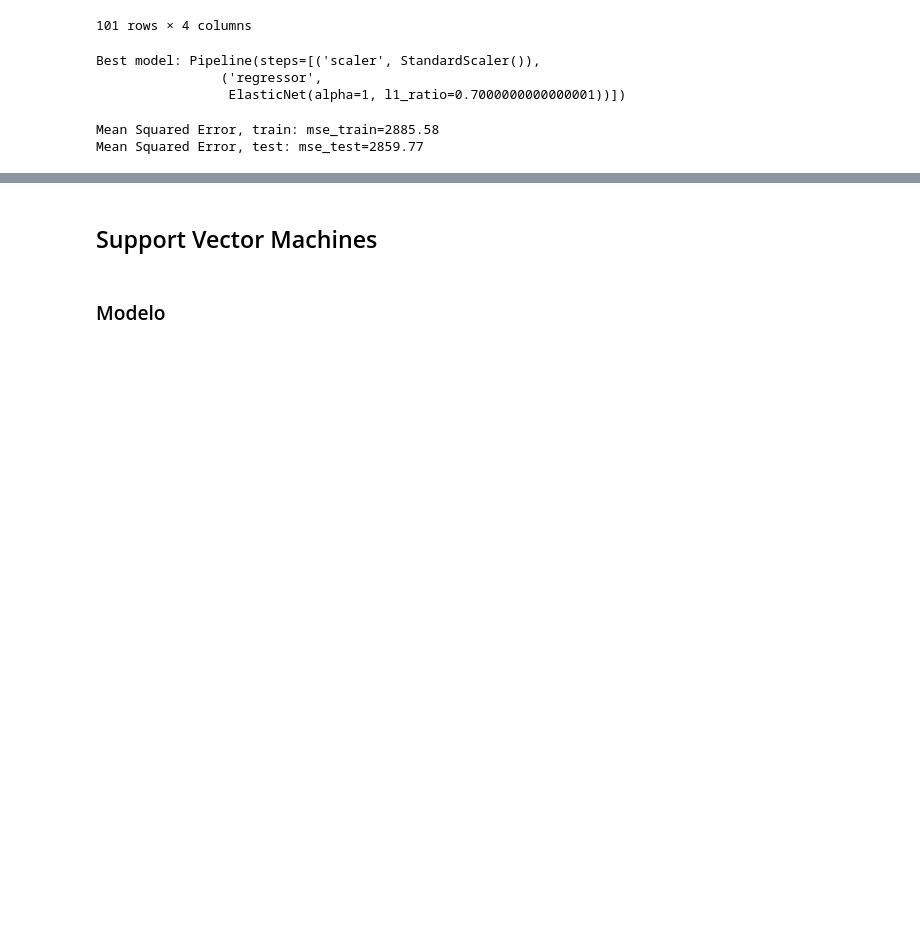
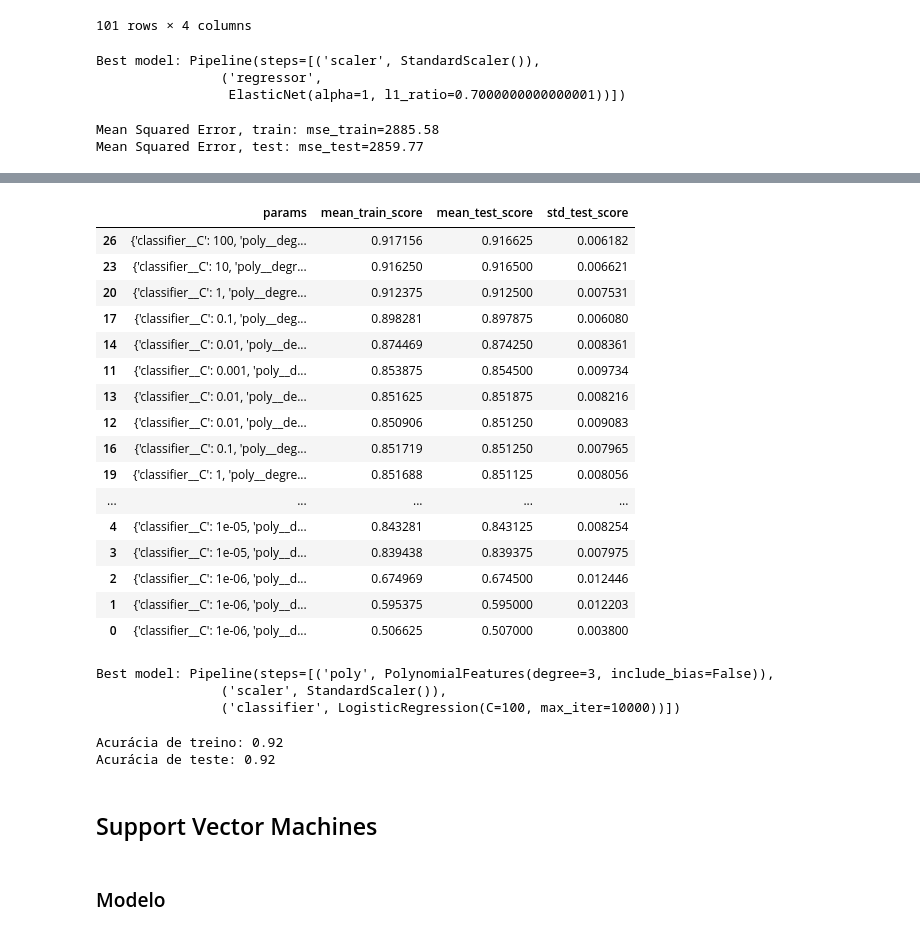
Before and after one commit to luigilopesz/ml_labs, a Jupyter notebook: docs/Topicos_AF/Topicos_AF.ipynb, the cells around one changed output, grey strips where cells are left out. Drawn from its saved outputs; the diff is of its cells as text; code cells hidden in the pictures; blank space fills up the shorter version.

```diff
--- a/docs/Topicos_AF/Topicos_AF.ipynb
+++ b/docs/Topicos_AF/Topicos_AF.ipynb
@@ -723,0 +899,20 @@ Mean Squared Error, test: mse_test=2859.77
+# %%
+from sklearn.pipeline import Pipeline
+
+pipe = Pipeline([
+    ('poly', PolynomialFeatures(degree=3, include_bias=False)),
+    ('scaler', StandardScaler()),
+    ('classifier', LogisticRegression(C=1e3, max_iter=10000)),
+])
+
+# O parâmetro C é o inverso de alpha.
+# %%
+pipe.fit(X_train, y_train)
+
+y_pred_train = pipe.predict(X_train)
+accuracy_train = accuracy_score(y_train, y_pred_train)
+print(f'Acurácia de treino: {accuracy_train:.2f}')
+
+y_pred_test = pipe.predict(X_test)
+accuracy_test = accuracy_score(y_test, y_pred_test)
+print(f'Acurácia de teste: {accuracy_test:.2f}')
@@ -723,0 +922,15 @@ Mean Squared Error, test: mse_test=2859.77
+# %%
+param_grid = {
+    'poly__degree': [1, 2, 3],
+    'classifier__C': [10**k for k in range(-6, 3)],
+}
+
+grid_model = GridSearchCV(
+    pipe,
+    param_grid=param_grid,
+    cv=5,
+    scoring='accuracy',
+    return_train_score=True,
+    n_jobs=-1,
+)
+grid_model.fit(X_train, y_train)
@@ -724,3 +951,45 @@ Mean Squared Error, test: mse_test=2859.77
+# %%
+pd.DataFrame(grid_model.cv_results_) \
+    .sort_values(by='rank_test_score') \
+    .loc[:, ['params', 'mean_train_score', 'mean_test_score', 'std_test_score']]
+# %% [output]
+|  | params | mean_train_score | mean_test_score | std_test_score |
+| 26 | {'classifier__C': 100, 'poly__deg... | 0.917156 | 0.916625 | 0.006182 |
+| 23 | {'classifier__C': 10, 'poly__degr... | 0.916250 | 0.916500 | 0.006621 |
+| 20 | {'classifier__C': 1, 'poly__degre... | 0.912375 | 0.912500 | 0.007531 |
+| 17 | {'classifier__C': 0.1, 'poly__deg... | 0.898281 | 0.897875 | 0.006080 |
+| 14 | {'classifier__C': 0.01, 'poly__de... | 0.874469 | 0.874250 | 0.008361 |
+| 11 | {'classifier__C': 0.001, 'poly__d... | 0.853875 | 0.854500 | 0.009734 |
+| 13 | {'classifier__C': 0.01, 'poly__de... | 0.851625 | 0.851875 | 0.008216 |
+| 12 | {'classifier__C': 0.01, 'poly__de... | 0.850906 | 0.851250 | 0.009083 |
+| 16 | {'classifier__C': 0.1, 'poly__deg... | 0.851719 | 0.851250 | 0.007965 |
+| 19 | {'classifier__C': 1, 'poly__degre... | 0.851688 | 0.851125 | 0.008056 |
+| ... | ... | ... | ... | ... |
+| 4 | {'classifier__C': 1e-05, 'poly__d... | 0.843281 | 0.843125 | 0.008254 |
+| 3 | {'classifier__C': 1e-05, 'poly__d... | 0.839438 | 0.839375 | 0.007975 |
+| 2 | {'classifier__C': 1e-06, 'poly__d... | 0.674969 | 0.674500 | 0.012446 |
+| 1 | {'classifier__C': 1e-06, 'poly__d... | 0.595375 | 0.595000 | 0.012203 |
+| 0 | {'classifier__C': 1e-06, 'poly__d... | 0.506625 | 0.507000 | 0.003800 |
+# %%
+best_model = grid_model.best_estimator_
+print(f'Best model: {best_model}')
+# %% [output]
+Best model: Pipeline(steps=[('poly', PolynomialFeatures(degree=3, include_bias=False)),
+                ('scaler', StandardScaler()),
+                ('classifier', LogisticRegression(C=100, max_iter=10000))])
+# %%
+best_model.fit(X_train, y_train)
+
+y_pred_train = best_model.predict(X_train)
+accuracy_train = accuracy_score(y_train, y_pred_train)
+print(f'Acurácia de treino: {accuracy_train:.2f}')
+
+y_pred_test = best_model.predict(X_test)
+accuracy_test = accuracy_score(y_test, y_pred_test)
+print(f'Acurácia de teste: {accuracy_test:.2f}')
+# %% [output]
+Acurácia de treino: 0.92
+Acurácia de teste: 0.92
 # %% [markdown]
 ## Support Vector Machines
 # %% [markdown]
```
Also changed, not shown: parts of 28 cells of this notebook.
